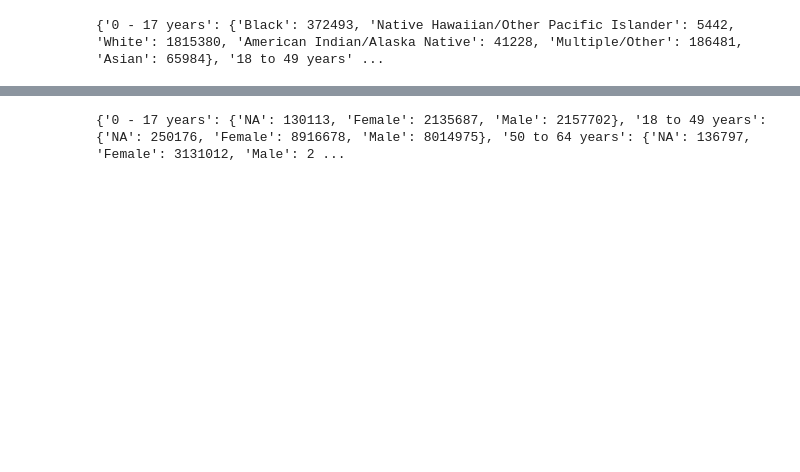
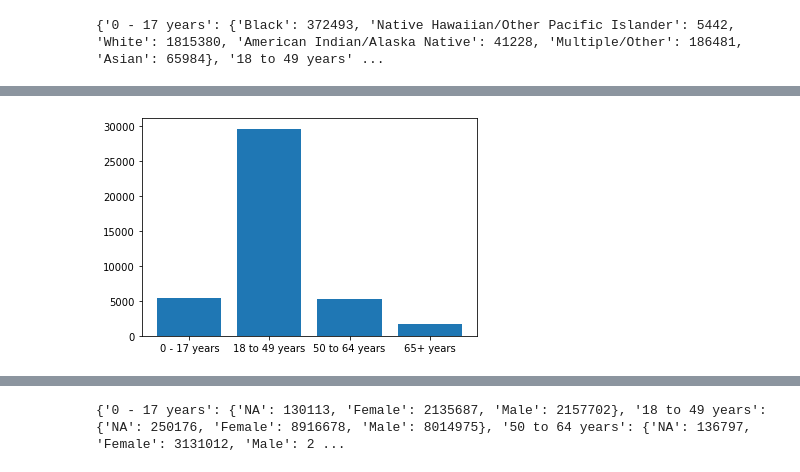
Before and after one commit to microtaryn/HotPodatas, a Jupyter notebook: CDC_COVID.ipynb, the cells around one changed output, grey strips where cells are left out. Cells and saved outputs as stored; diff of their text form; code cells hidden in the pictures; blank space fills up the shorter version.

```diff
--- a/CDC_COVID.ipynb
+++ b/CDC_COVID.ipynb
@@ -46,0 +70,11 @@ print(age_race_dict)
+# %%
+import matplotlib.pyplot as plt
+NH = numByRace('Native Hawaiian/Other Pacific Islander')
+
+plt.bar(range(len(NH)), list(NH.values()), align='center')
+plt.xticks(range(len(NH)), list(NH.keys()))
+
+plt.show()
+#Native Hawaiian/Pacific Islander
+# %% [output]
+[figure, added]
```
Also changed, not shown: parts of 12 cells of this notebook.
